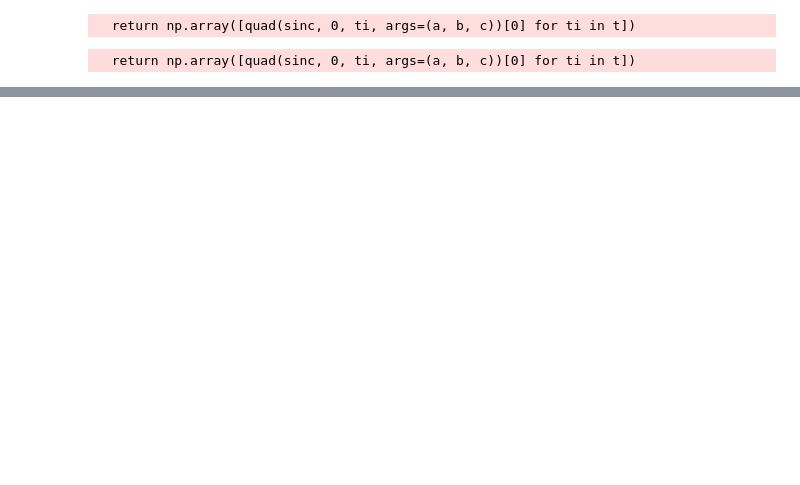
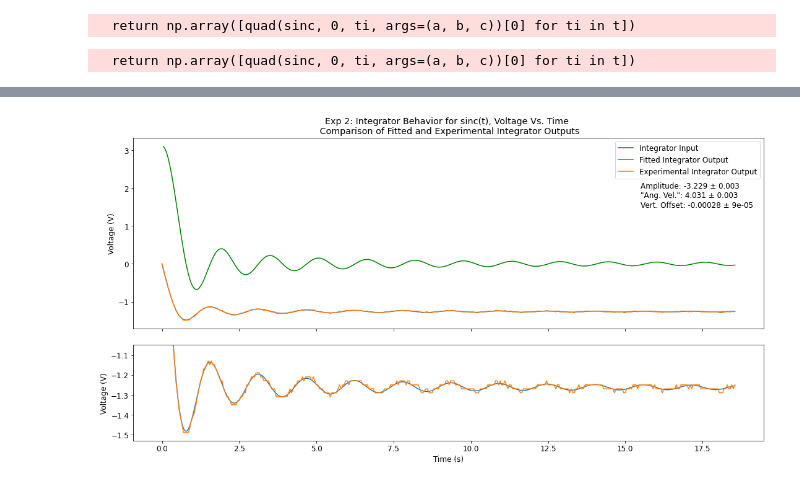
Before and after one commit to matthew-ding/physics5bl, a Jupyter notebook: Capstone/Plots.ipynb, the cells around one changed output, grey strips where cells are left out. Drawn from its saved outputs; the diff is of its cells as text; code cells hidden in the pictures; blank space fills up the shorter version.

```diff
--- a/Capstone/Plots.ipynb
+++ b/Capstone/Plots.ipynb
@@ -105,0 +103,22 @@ print(da,db,dc)
+# %%
+f, (ax0, ax1) = plt.subplots(2, 1, gridspec_kw={'height_ratios': [2, 1]}, figsize=(15, 7.5), sharex=True)
+f.tight_layout()
+
+ax0.plot(time, sinc(time, 3.13, 4.02, 0), 'green', label=r'Integrator Input')
+ax0.plot(time, v_pred_fit, label='Fitted Integrator Output')
+ax0.plot(time, v, label='Experimental Integrator Output')
+ax1.plot(time, v_pred_fit)
+ax1.plot(time, v)
+ax0.legend()
+ax0.set_title('Exp 2: Integrator Behavior for sinc(t), Voltage Vs. Time \n Comparison of Fitted and Experimental Integrator Outputs')
+ax0.set_ylabel('Voltage (V)')
+ax1.set_ylabel('Voltage (V)')
+ax1.set_xlabel('Time (s)')
+ax1.set_ylim(-1.53, -1.05)
+ax0.text(15.5, 2, f"Amplitude: {round(a, 3)} ± {round(da, 3)}")
+ax0.text(15.5, 1.75, f"\"Ang. Vel.\": {round(b, 3)} ± {round(db, 3)}")
+ax0.text(15.5, 1.5, f"Vert. Offset: {round(c, 5)} ± {round(dc, 5)}")
+
+plt.show()
+# %% [output]
+[figure, added]
```
Also changed, not shown: parts of 14 cells of this notebook.
